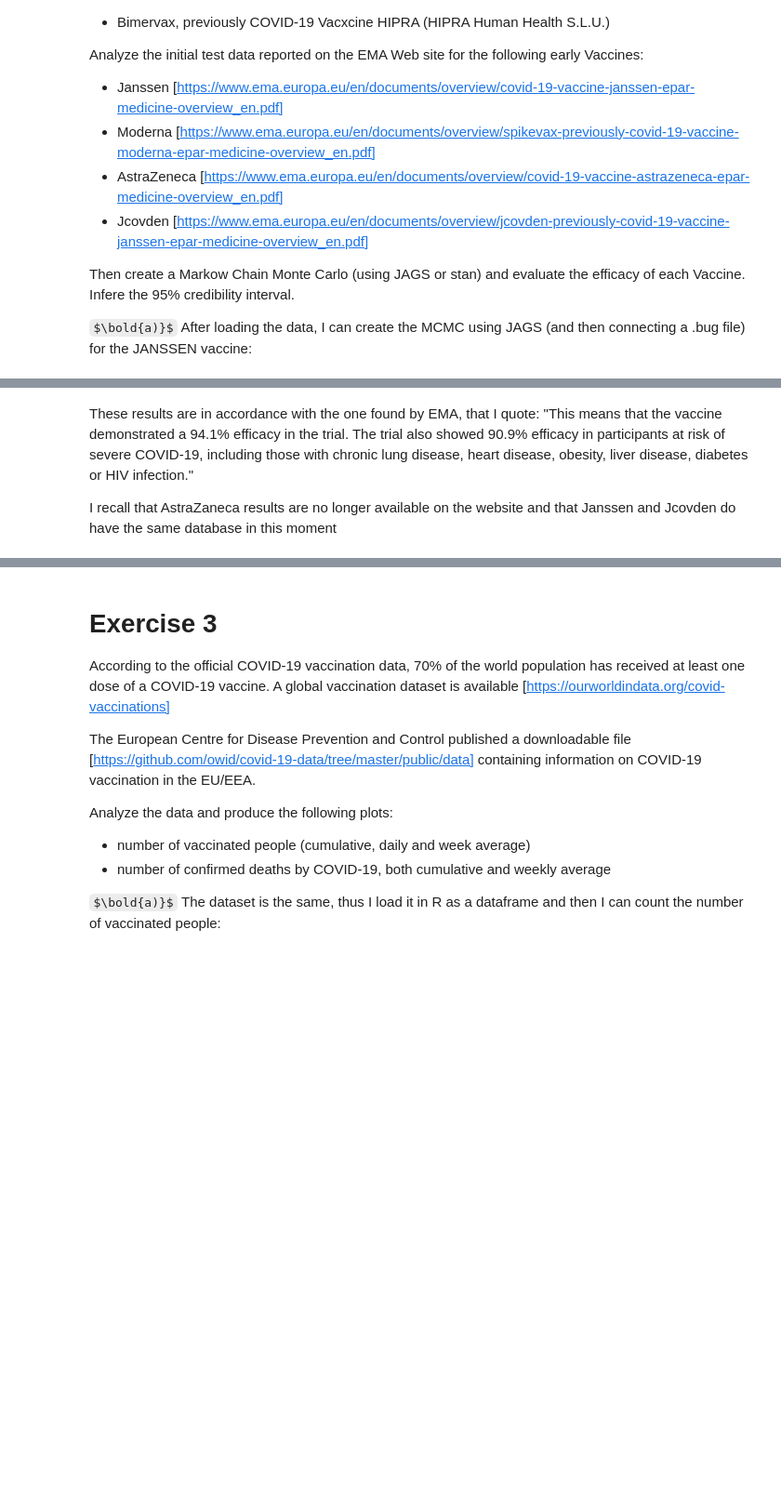
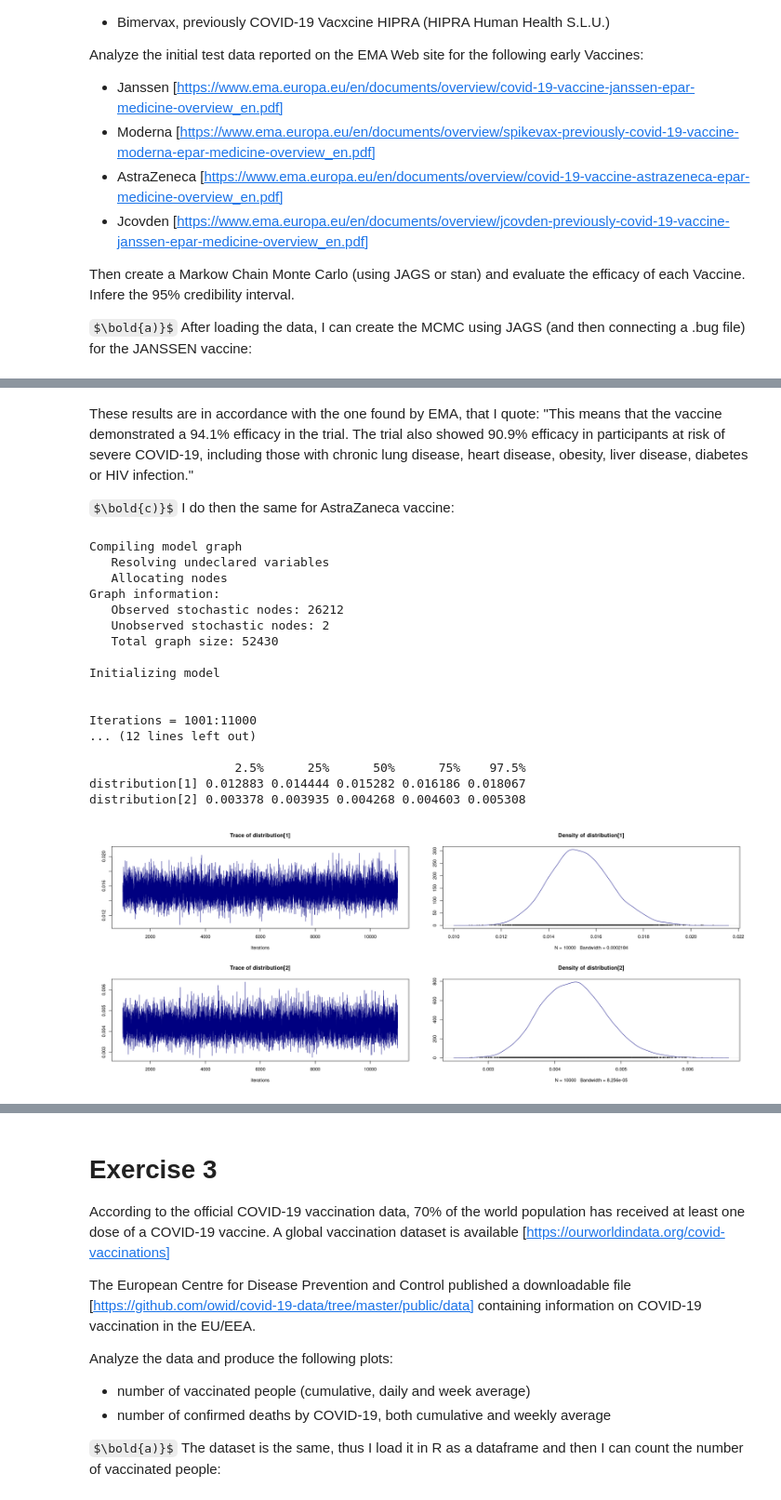
Before and after one commit to GiosueSardoInfirri/AdvancedStatisticsForPhysics, a Jupyter notebook: lab6/es6.ipynb, the cells around one changed output, grey strips where cells are left out. Shown at 93% size. Saved outputs shown, nothing was run; the diff lists cells and outputs as text; code cells hidden in the pictures; some formulas as TeX source; blank space fills up the shorter version.

```diff
--- a/lab6/es6.ipynb
+++ b/lab6/es6.ipynb
@@ -332,4 +332,53 @@ The efficacy of the test is  92.64 %
 # %% [markdown]
 These results are in accordance with the one found by EMA, that I quote: "This means that the vaccine demonstrated a 94.1% efficacy in the trial. The trial also showed 90.9% efficacy in participants at risk of severe COVID-19, including those with chronic lung disease, heart disease, obesity, liver disease, diabetes or HIV infection."
 
-I recall that AstraZaneca results are no longer available on the website and that Janssen and Jcovden do have the same database in this moment
+$\bold{c)}$ I do then the same for AstraZaneca vaccine:
+# %%
+# I save the relevant data for the
+vaccine = 17662
+placebo = 8550
+vaccine_pos = 73
+placebo_pos = 130
+
+
+total = c(rep("V", vaccine), rep("P", placebo)) # V = vaccined
+positives = c(rep("P", vaccine_pos), rep("N", vaccine - vaccine_pos), rep("P", placebo_pos), rep("N", placebo - placebo_pos)) # 1 = positive to COVID
+
+# Then I can create the samples list containing these data
+data = list(
+    total = as.integer(factor(total)),
+    length_total = length(unique(total)),
+    positives = ifelse(positives == "N", 0, 1),
+    length_positives = length(positives)
+)
+
+# And then I can use the .bug file to create the posterior
+jags_model = jags.model('ex02_les06.bug', data)
+update(jags_model, 1000)
+
+# Creation of the rjags chain
+astraz_chain = coda.samples(jags_model, c("distribution"), n.iter=10000)
+print(summary(astraz_chain))
+
+# And in the end I create a plot for clarity of the results
+options(repr.plot.width=20, repr.plot.height=8)
+plot(astraz_chain, col="navy")
+# %% [output]
+Compiling model graph
+   Resolving undeclared variables
+   Allocating nodes
+Graph information:
+   Observed stochastic nodes: 26212
+   Unobserved stochastic nodes: 2
+   Total graph size: 52430
+
+Initializing model
+
+
+Iterations = 1001:11000
+... (12 lines left out)
+
+                    2.5%      25%      50%      75%    97.5%
+distribution[1] 0.012883 0.014444 0.015282 0.016186 0.018067
+distribution[2] 0.003378 0.003935 0.004268 0.004603 0.005308
+[figure, added]
```
Also changed, not shown: parts of 11 cells of this notebook, 1 other file.
